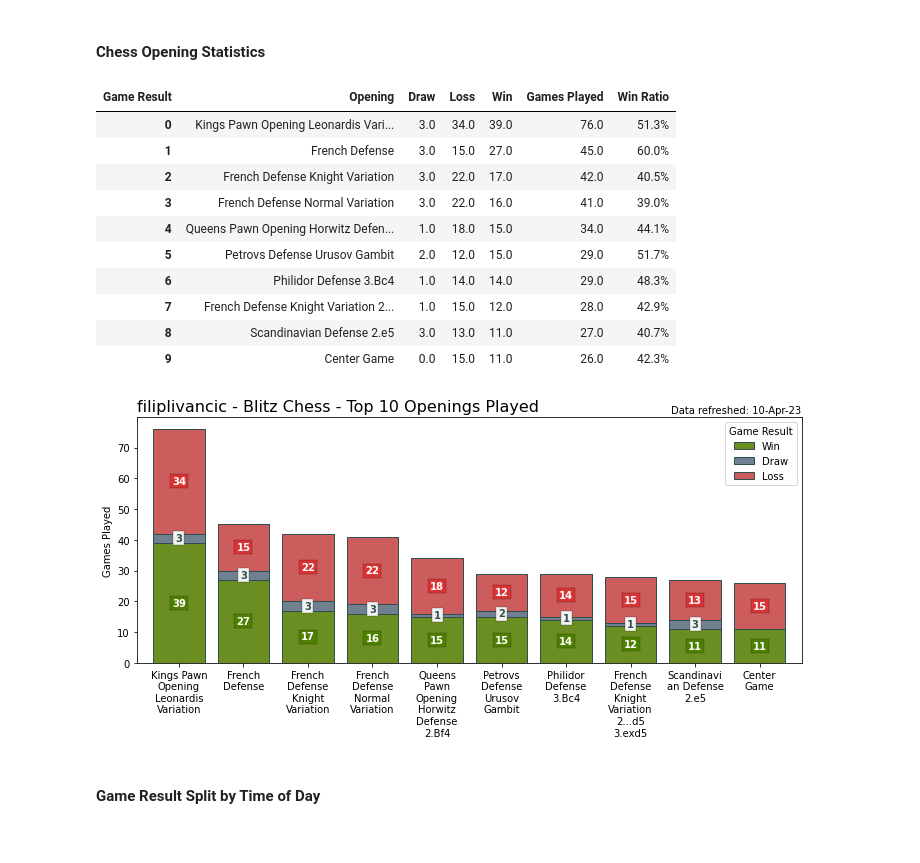
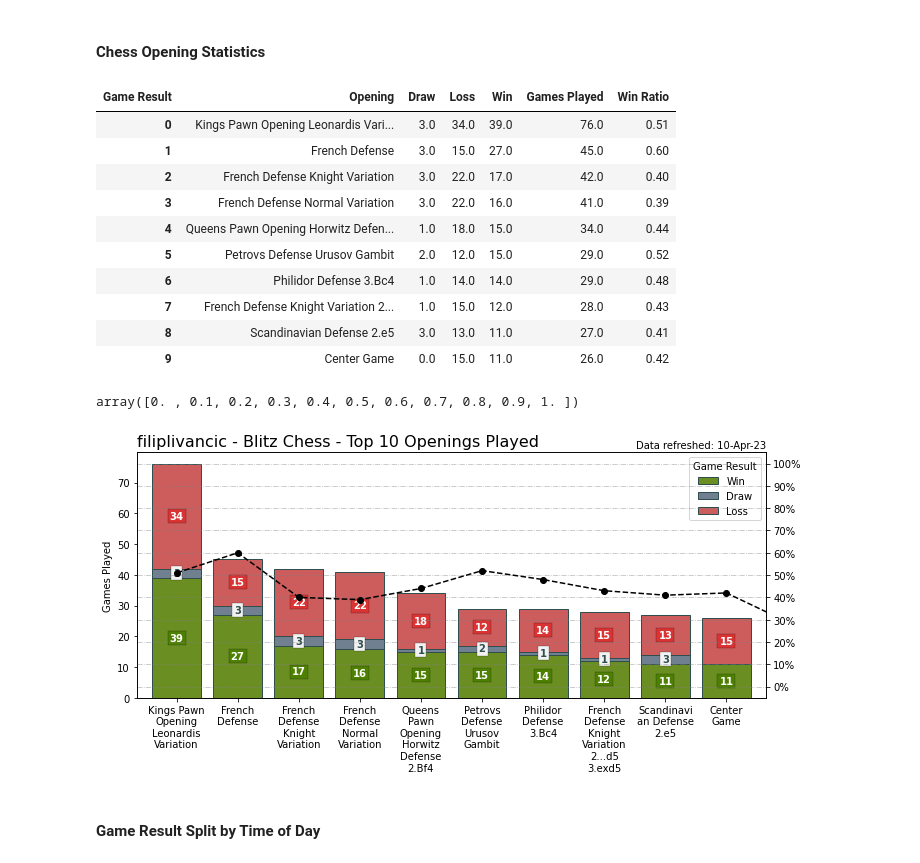
Before and after one commit to Filpill/chess_analysis, a Jupyter notebook: chess_analysis_v2.ipynb, the cells around one changed output. Saved outputs shown, nothing was run; the diff lists cells and outputs as text; code cells hidden in the pictures.

Commit message:
added win rate to opening chart

```diff
--- a/chess_analysis_v2.ipynb
+++ b/chess_analysis_v2.ipynb
@@ -409,7 +410,8 @@ for i in range(df_openings.shape[0]):
     open_total = df_openings['Draw'][i] + df_openings['Loss'][i] + df_openings['Win'][i]
     opening_win_ratio  = df_openings['Win'][i]/open_total
     total_games.append(open_total)
-    win_ratio.append(percentage_string(opening_win_ratio))
+    # win_ratio.append(percentage_string(opening_win_ratio))
+    win_ratio.append(round(opening_win_ratio,2))
 
 #Appending List of Ratios to Pivot Table
 df_openings['Games Played'] = total_games
@@ -421,16 +423,16 @@ df_openings.reset_index(inplace=True)
 df_openings.head(10)
 # %% [output]
 | Game Result | Opening | Draw | Loss | Win | Games Played | Win Ratio |
-| 0 | Kings Pawn Opening Leonardis Vari... | 3.0 | 34.0 | 39.0 | 76.0 | 51.3% |
-| 1 | French Defense | 3.0 | 15.0 | 27.0 | 45.0 | 60.0% |
-| 2 | French Defense Knight Variation | 3.0 | 22.0 | 17.0 | 42.0 | 40.5% |
-| 3 | French Defense Normal Variation | 3.0 | 22.0 | 16.0 | 41.0 | 39.0% |
-| 4 | Queens Pawn Opening Horwitz Defen... | 1.0 | 18.0 | 15.0 | 34.0 | 44.1% |
-| 5 | Petrovs Defense Urusov Gambit | 2.0 | 12.0 | 15.0 | 29.0 | 51.7% |
-| 6 | Philidor Defense 3.Bc4 | 1.0 | 14.0 | 14.0 | 29.0 | 48.3% |
-| 7 | French Defense Knight Variation 2... | 1.0 | 15.0 | 12.0 | 28.0 | 42.9% |
-| 8 | Scandinavian Defense 2.e5 | 3.0 | 13.0 | 11.0 | 27.0 | 40.7% |
-| 9 | Center Game | 0.0 | 15.0 | 11.0 | 26.0 | 42.3% |
+| 0 | Kings Pawn Opening Leonardis Vari... | 3.0 | 34.0 | 39.0 | 76.0 | 0.51 |
+| 1 | French Defense | 3.0 | 15.0 | 27.0 | 45.0 | 0.60 |
+| 2 | French Defense Knight Variation | 3.0 | 22.0 | 17.0 | 42.0 | 0.40 |
+| 3 | French Defense Normal Variation | 3.0 | 22.0 | 16.0 | 41.0 | 0.39 |
+| 4 | Queens Pawn Opening Horwitz Defen... | 1.0 | 18.0 | 15.0 | 34.0 | 0.44 |
+| 5 | Petrovs Defense Urusov Gambit | 2.0 | 12.0 | 15.0 | 29.0 | 0.52 |
+| 6 | Philidor Defense 3.Bc4 | 1.0 | 14.0 | 14.0 | 29.0 | 0.48 |
+| 7 | French Defense Knight Variation 2... | 1.0 | 15.0 | 12.0 | 28.0 | 0.43 |
+| 8 | Scandinavian Defense 2.e5 | 3.0 | 13.0 | 11.0 | 27.0 | 0.41 |
+| 9 | Center Game | 0.0 | 15.0 | 11.0 | 26.0 | 0.42 |
 # %%
 #Creating a Table to split by result category in chart
 df_openings_winLossDraw = df_openings[['Opening','Win','Draw','Loss']]
@@ -441,28 +443,44 @@ opening_name_newlines = ['\n'.join(wrap(open,10)) for i,open in enumerate(df_ope
 # opening_name_newlines = [('\n' if i % 2 == 1 else '') + opening_name_newlines[i]  for i in range(number_of_openings)] #KEEP IN CASE WE NEED TO ALTERNATE Y POSITION OF X-TICK
 
 [win_offset_list,draw_offset_list,loss_offset_list] = offsets(df_openings[0:number_of_openings])
+# %%
+np.arange(0,1.1,0.1)
+# %% [output]
+array([0. , 0.1, 0.2, 0.3, 0.4, 0.5, 0.6, 0.7, 0.8, 0.9, 1. ])
 # %%
 #Plotting chart
 fig, ax = plt.subplots(figsize=(10,5))
 df_openings_winLossDraw[0:number_of_openings].plot(kind='bar',ax=ax,stacked=True, color=['olivedrab','slategrey','indianred'],width=0.8,edgecolor='darkslategrey')
 ax.set_title(f'{player} - Blitz Chess - Top {number_of_openings} Openings Played ',loc='left',fontsize=16)
 ax.set_ylabel('Games Played', fontsize=10)
 ax.set_xticklabels(opening_name_newlines[0:number_of_openings])
 ax.text(x=1, y=1.05, s=f'Data refreshed: {today_str}', transform=ax.transAxes, va='top', ha='right')
 plt.xticks(rotation=0)
+
+#Plotting Win Rate on Dual Axis
+ax2 = ax.twinx()
+df_openings['Win Ratio'].plot(kind='line',ax = ax2, color='black',linestyle='--',marker='o')
+ax2.set_yticks(np.arange(0,1.1,0.1))
+y_fmt = mtick.PercentFormatter(xmax=1.0)
+ax2.yaxis.set_major_formatter(y_fmt)
+
+#Grid Lines
+ax2.set_axisbelow(True)
+ax2.grid(axis='y',linestyle='dashdot',color='grey',zorder=0,alpha=0.5)
+
 
 #Setting a backround color
 fig.set_facecolor('white')
 
 #Text Annotations
 open_annotation(df_openings[0:number_of_openings],'Win',ax,win_offset_list)
 open_annotation(df_openings[0:number_of_openings],'Draw',ax,draw_offset_list)
 open_annotation(df_openings[0:number_of_openings],'Loss',ax,loss_offset_list)
 plt.tight_layout()
 
 plt.savefig('charts/top_openings.png',edgecolor='darkslategrey',dpi=150)
 # %% [output]
-[figure, old version]
+[figure, new version]
 # %% [markdown]
 #### Game Result Split by Time of Day
 # %%
```
Also changed, not shown: parts of 4 cells of this notebook, 7 other files.
